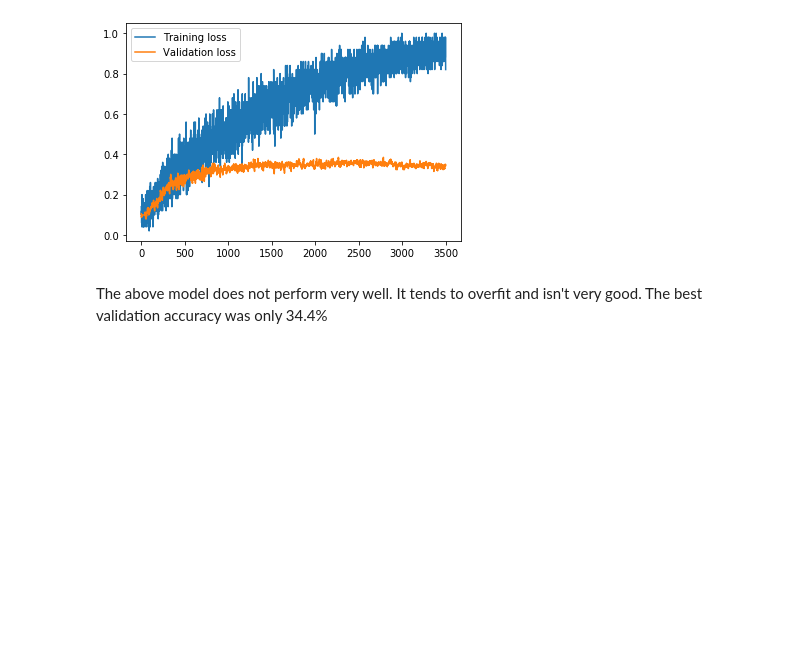
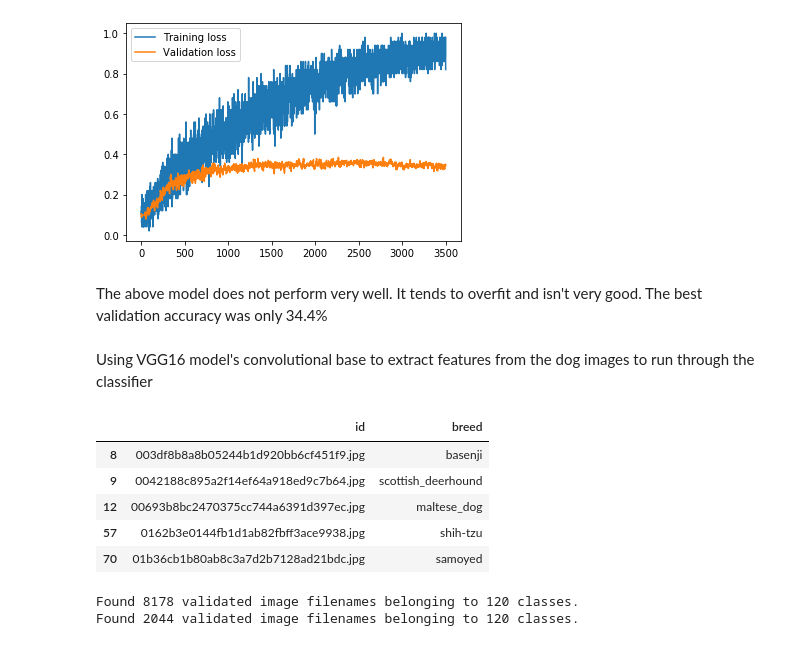
Before and after one commit to emmelinetsen/Emerging_Technologies, a Jupyter notebook: Dog_Breed_Classifier_and_Visualization.ipynb, the cells around one changed output. Cells and saved outputs as stored; diff of their text form; code cells hidden in the pictures; blank space fills up the shorter version.

```diff
--- a/Dog_Breed_Classifier_and_Visualization.ipynb
+++ b/Dog_Breed_Classifier_and_Visualization.ipynb
@@ -617,3 +617,5 @@ Time usage: 0:04:52
 [figure]
 # %% [markdown]
 The above model does not perform very well. It tends to overfit and isn't very good. The best validation accuracy was only 34.4%
+# %% [markdown]
+Using VGG16 model's convolutional base to extract features from the dog images to run through the classifier
@@ -619,0 +643,51 @@ The above model does not perform very well. It tends to overfit and isn't very g
+# %%
+# reading in labels
+path = "/content/drive/My Drive/CMPE 278-98 - Emerging Technologies/Homework/dog-breed-id/labels.csv"
+labels = pd.read_csv(path)
+
+# selecting only the top 10 classes of breeds
+selected_breed_list = list(labels.groupby('breed').count().sort_values(by='id', ascending=False).head(10).index)
+labels = labels[labels['breed'].isin(selected_breed_list)]
+
+labels['id'] = labels['id'] + '.jpg'
+labels.head()
+# %% [output]
+|  | id | breed |
+| 8 | 003df8b8a8b05244b1d920bb6cf451f9.jpg | basenji |
+| 9 | 0042188c895a2f14ef64a918ed9c7b64.jpg | scottish_deerhound |
+| 12 | 00693b8bc2470375cc744a6391d397ec.jpg | maltese_dog |
+| 57 | 0162b3e0144fb1d1ab82fbff3ace9938.jpg | shih-tzu |
+| 70 | 01b36cb1b80ab8c3a7d2b7128ad21bdc.jpg | samoyed |
+# %%
+from tensorflow.keras.preprocessing.image import ImageDataGenerator
+BATCH = 32
+imagegen = ImageDataGenerator(
+    rescale=1./255,
+    zoom_range=.1,
+    width_shift_range=.1,
+    height_shift_range=.1,
+    rotation_range=30,
+    horizontal_flip=True,
+    validation_split=.2
+    )
+train_generator = imagegen.flow_from_dataframe(
+    dataframe=labels,
+    directory='/content/train',
+    x_col='id',
+    y_col='breed',
+    class_mode='categorical',
+    target_size=(224,224),
+    subset='training',
+    batch_size=BATCH)
+val_generator = imagegen.flow_from_dataframe(
+    dataframe=labels,
+    directory='/content/train',
+    x_col='id',
+    y_col='breed',
+    class_mode='categorical',
+    target_size=(224,224),
+    subset='validation',
+    batch_size=BATCH)
+# %% [output]
+Found 8178 validated image filenames belonging to 120 classes.
+Found 2044 validated image filenames belonging to 120 classes.
```
Also changed, not shown: parts of 3 cells of this notebook.
